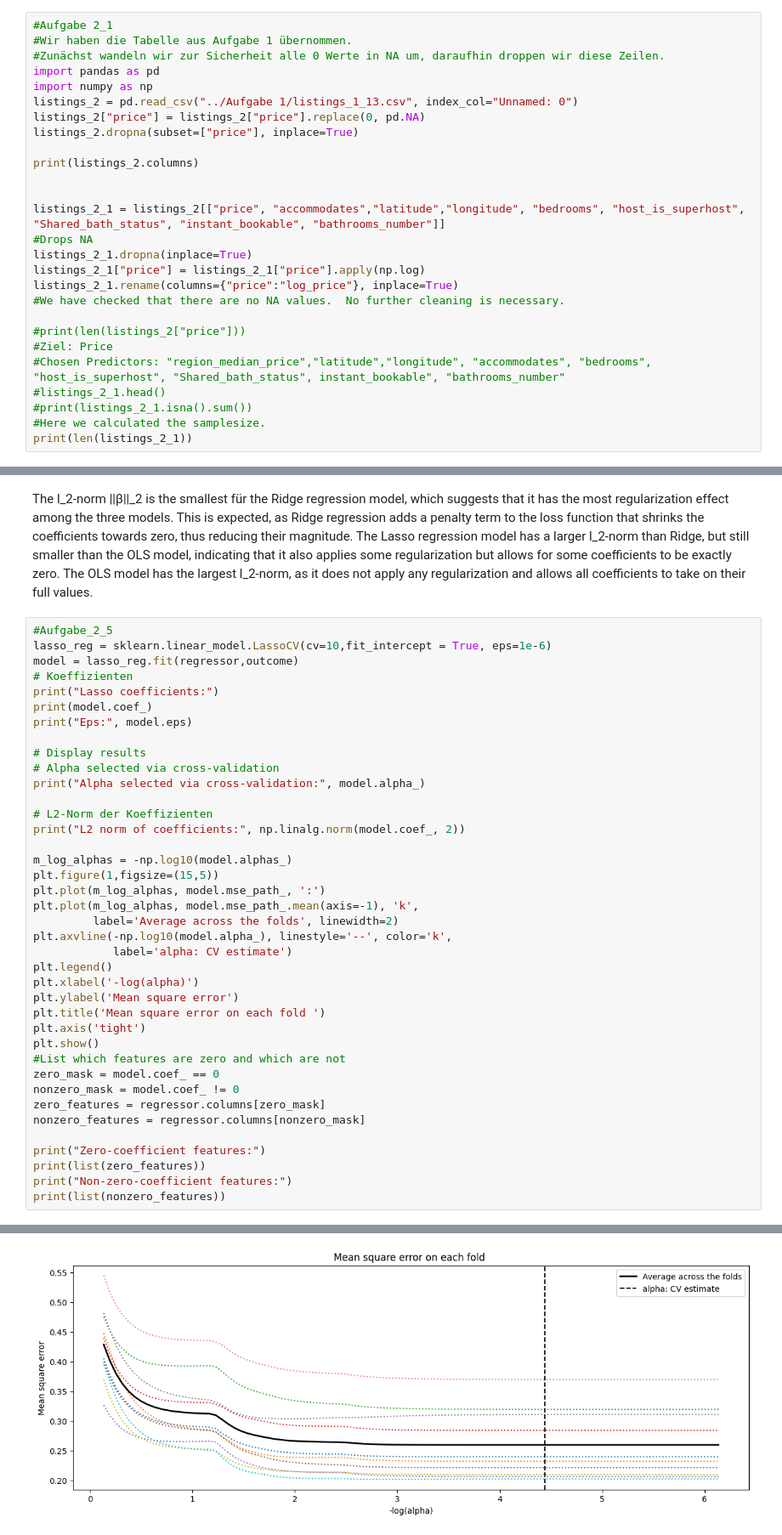
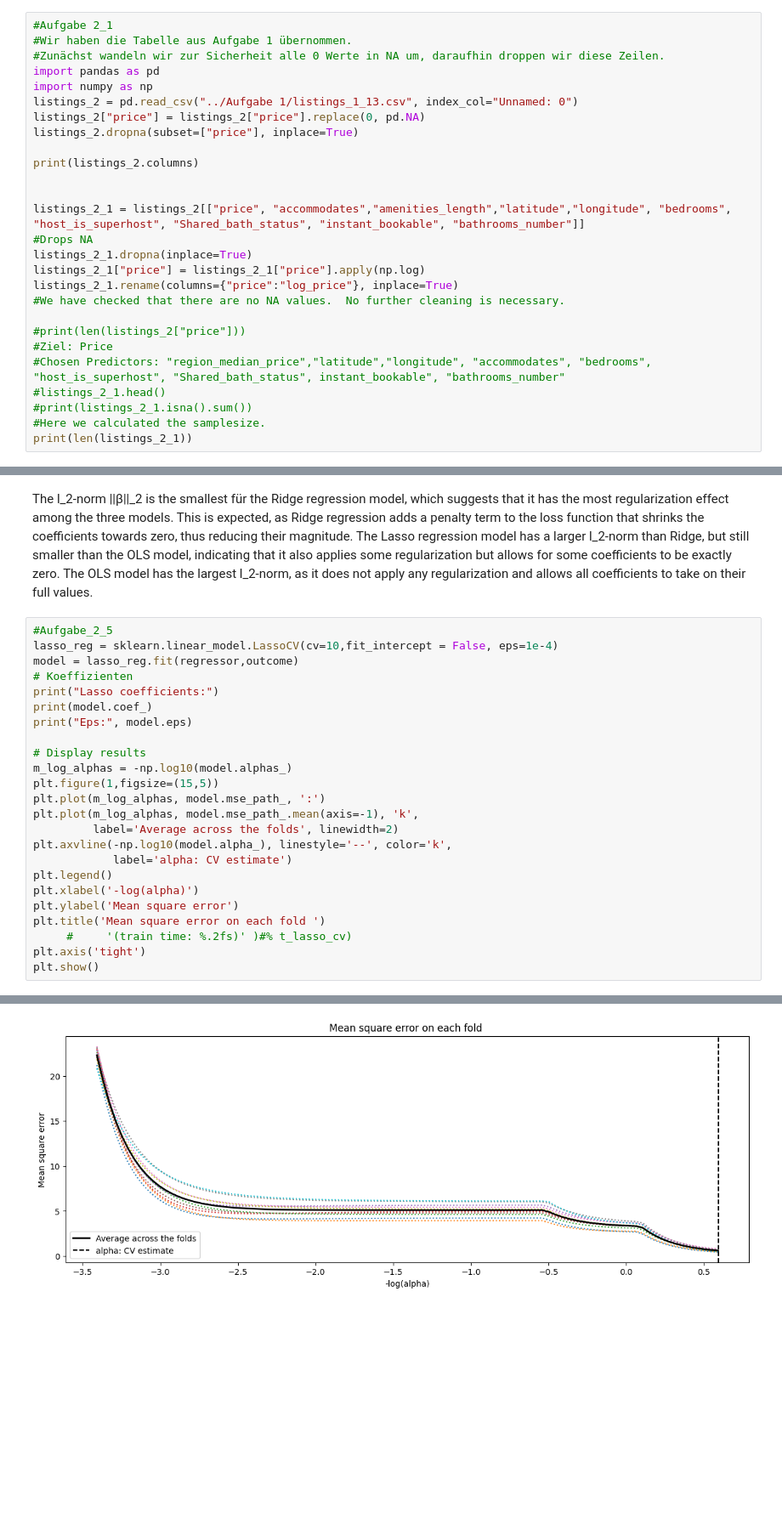
Before and after one commit to Niclas5/Examination-WS25-26, a Jupyter notebook: Aufgabe 2/Aufgabe2.ipynb, the cells around one changed output, grey strips where cells are left out. Shown at 85% size. Saved outputs shown, nothing was run; the diff lists cells and outputs as text; blank space fills up the shorter version.

```diff
--- a/Aufgabe 2/Aufgabe2.ipynb
+++ b/Aufgabe 2/Aufgabe2.ipynb
@@ -11,7 +11,7 @@ listings_2.dropna(subset=["price"], inplace=True)
 print(listings_2.columns)
 
 
-listings_2_1 = listings_2[["price", "accommodates","latitude","longitude", "bedrooms", "host_is_superhost", "Shared_bath_status", "instant_bookable", "bathrooms_number"]]
+listings_2_1 = listings_2[["price", "accommodates","amenities_length","latitude","longitude", "bedrooms", "host_is_superhost", "Shared_bath_status", "instant_bookable", "bathrooms_number"]]
 #Drops NA
 listings_2_1.dropna(inplace=True)
 listings_2_1["price"] = listings_2_1["price"].apply(np.log)
@@ -201,7 +195,7 @@ beta_hat: [ 0.99827138 -0.45138015  0.34908802  0.05454171  0.36325514]
 The l_2-norm ||β||_2 is the smallest für the Ridge regression model, which suggests that it has the most regularization effect among the three models. This is expected, as Ridge regression adds a penalty term to the loss function that shrinks the coefficients towards zero, thus reducing their magnitude. The Lasso regression model has a larger l_2-norm than Ridge, but still smaller than the OLS model, indicating that it also applies some regularization but allows for some coefficients to be exactly zero. The OLS model has the largest l_2-norm, as it does not apply any regularization and allows all coefficients to take on their full values.
 # %%
 #Aufgabe_2_5
-lasso_reg = sklearn.linear_model.LassoCV(cv=10,fit_intercept = True, eps=1e-6)
+lasso_reg = sklearn.linear_model.LassoCV(cv=10,fit_intercept = False, eps=1e-4)
 model = lasso_reg.fit(regressor,outcome)
 # Koeffizienten
 print("Lasso coefficients:")
@@ -209,12 +203,6 @@ print(model.coef_)
 print("Eps:", model.eps)
 
 # Display results
-# Alpha selected via cross-validation
-print("Alpha selected via cross-validation:", model.alpha_)
-
-# L2-Norm der Koeffizienten
-print("L2 norm of coefficients:", np.linalg.norm(model.coef_, 2))
-
 m_log_alphas = -np.log10(model.alphas_)
 plt.figure(1,figsize=(15,5))
 plt.plot(m_log_alphas, model.mse_path_, ':')
@@ -226,17 +214,8 @@ plt.legend()
 plt.xlabel('-log(alpha)')
 plt.ylabel('Mean square error')
 plt.title('Mean square error on each fold ')
+     #     '(train time: %.2fs)' )#% t_lasso_cv)
 plt.axis('tight')
 plt.show()
-#List which features are zero and which are not
-zero_mask = model.coef_ == 0
-nonzero_mask = model.coef_ != 0
-zero_features = regressor.columns[zero_mask]
-nonzero_features = regressor.columns[nonzero_mask]
-
-print("Zero-coefficient features:")
-print(list(zero_features))
-print("Non-zero-coefficient features:")
-print(list(nonzero_features))
 # %% [output]
 Lasso coefficients:
@@ -248 +226 @@ L2 norm of coefficients: 1.4789252389961571
-[figure, old version]
+[figure, new version]
```
Also changed, not shown: parts of 6 cells of this notebook.
